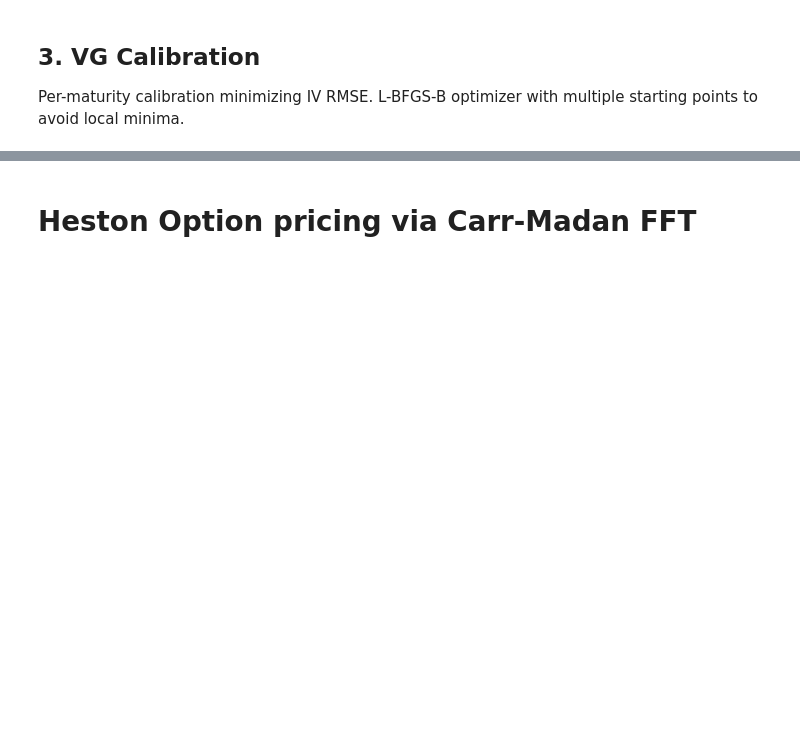
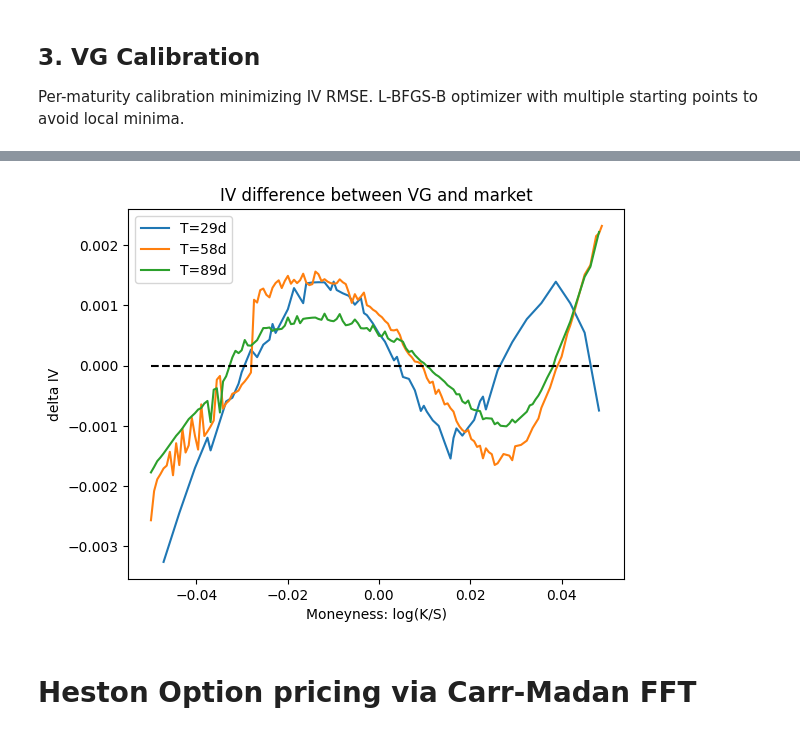
Before and after one commit to victormaury25/option-pricing-fft, a Jupyter notebook: FFT option pricing.ipynb, the cells around one changed output, grey strips where cells are left out. Cells and saved outputs as stored; diff of their text form; code cells hidden in the pictures; blank space fills up the shorter version.

```diff
--- a/FFT option pricing.ipynb
+++ b/FFT option pricing.ipynb
@@ -333,31 +367,33 @@ The IV difference plot confirms these findings. Extensions to richer models (Hes
 would better capture the short-term skew via a dedicated mean-reversion parameter.
 # %%
 for j in range(len(T)):
-    theta, sigma, v = x[j]
+    params= x[j]
     df = df_filtered_tot[j]
     T_i = T[j]
     iv_VG = []
-    k, C = C_ITM(0.05, T_i, N, 1, theta, sigma, v, eta, alpha, phi)
+    k, C = C_ITM(r, T_i, N, 1, params, eta, alpha, phi_VG)
     mask = (k > -0.5) & (k < 0.5)
     cs = CubicSpline(k[mask], C[mask])
 
     for i in df['strike']:
         k_target = np.log(i / S)
         price_VG = cs(k_target)
         try:
-            iv = brentq(lambda sv: BS_call(1, i/S, 0.05, T_i, sv) - price_VG, 1e-6, 5.0)
+            iv = brentq(lambda sv: BS_call(1, i/S, r, T_i, sv) - price_VG, 1e-6, 5.0)
         except:
             iv = np.nan
         iv_VG.append(iv)
-    #iv_VG_tot[j] = iv_VG
+
     plt.plot(df['log(K/S)'], iv_VG - df['iv_market'], label=f'T={round(T_i*365)}d')
 
 plt.plot(df['log(K/S)'], np.zeros(len(df['log(K/S)'])), linestyle='--', color='black')
 plt.legend()
 plt.xlabel('Moneyness: log(K/S)')
 plt.ylabel('delta IV')
 plt.title('IV difference between VG and market')
 plt.show()
+# %% [output]
+[figure, added]
 # %% [markdown]
 # Heston Option pricing via Carr-Madan FFT #
 # %%
```
Also changed, not shown: parts of 11 cells of this notebook, 1 other file.
